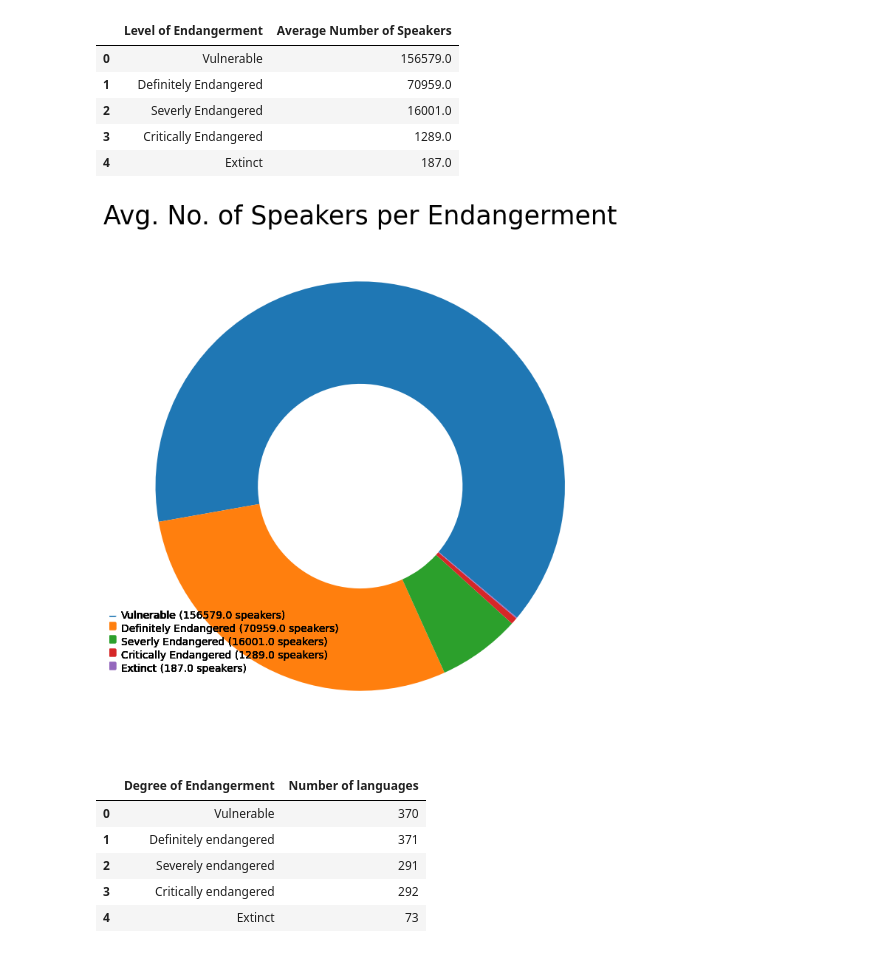
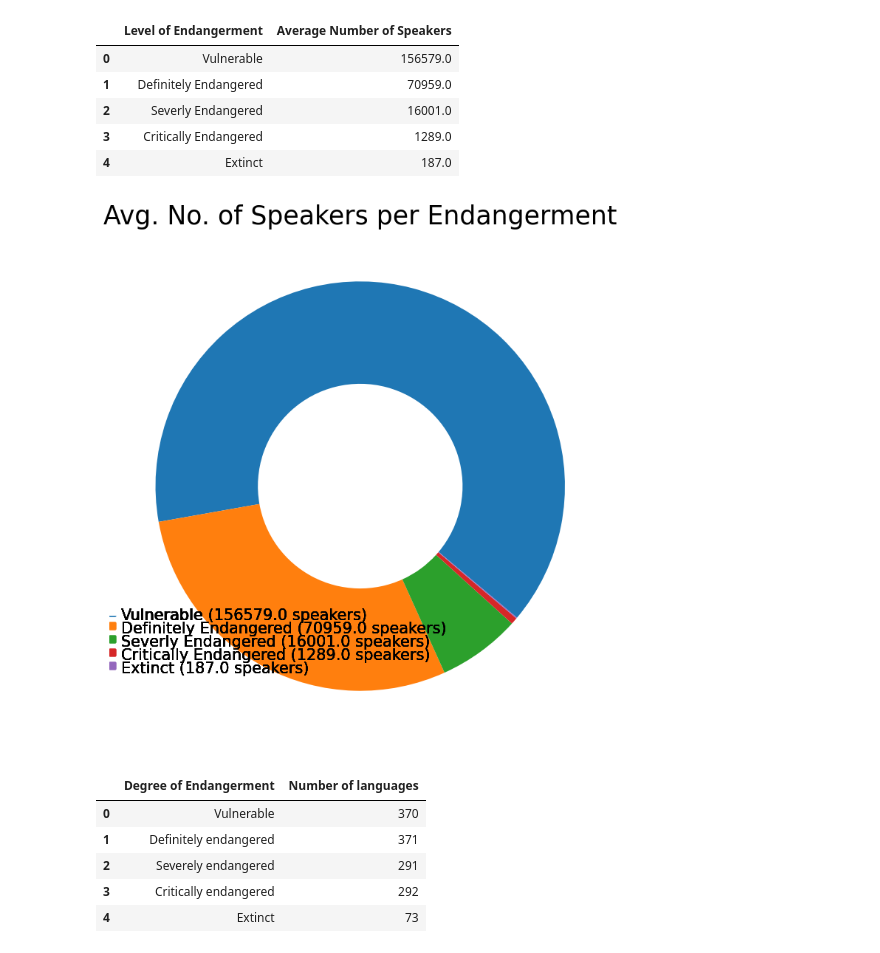
Before and after one commit to JessH09/-Voices-at-Risk-Exploring-the-Crisis-of-Endangered-Languages-, a Jupyter notebook: languages.ipynb, the cells around one changed output. Cells and saved outputs as stored; diff of their text form; code cells hidden in the pictures.

Commit message:
new donut charts

```diff
--- a/languages.ipynb
+++ b/languages.ipynb
@@ -115,37 +115,37 @@ fig, ax = plt.subplots(figsize=(16, 9), subplot_kw=dict(aspect="equal"))
 wedges, texts = ax.pie(avg, wedgeprops=dict(width=0.5), startangle=-40)
 
 # Annotation properties
 bbox_props = dict(boxstyle="square,pad=0.3", fc="w", ec="k", lw=0.72)
 kw = dict(arrowprops=dict(arrowstyle="-"), bbox=bbox_props, zorder=0, va="center")
 
 # Annotate each wedge with speaker data
 for i, p in enumerate(wedges):
     ang = (p.theta2 - p.theta1) / 2.0 + p.theta1
     x = 1.4 * np.cos(np.deg2rad(ang))
     y = 1.4 * np.sin(np.deg2rad(ang))
     horizontalalignment = 'center'
     connectionstyle = f"angle,angleA=0,angleB={ang}"
     kw["arrowprops"].update({"connectionstyle": connectionstyle})
 
 # Create a custom legend
 legend_ax = fig.add_axes([0.3, 0.1, 0.1, 0.2])  # Define the position and size of the legend axes
 legend_ax.axis('off')
 
 # Display labels and colors in the custom legend
 for i, label in enumerate(speaker_df['Level of Endangerment']):
     legend_ax.add_patch(plt.Rectangle((0, 1 - i * 0.1), 0.05, 0.05, color=wedges[i].get_facecolor()))
-    legend_ax.text(0.1, 1 - i * 0.1, label, va='center')
+    legend_ax.text(0.1, 1 - i * 0.1, label, va='center', fontsize = 15)
     for i, label in enumerate(speaker_df['Level of Endangerment']):
         legend_ax.add_patch(plt.Rectangle((0, 1 - i * 0.1), 0.05, 0.05, color=wedges[i].get_facecolor()))
-        legend_ax.text(0.1, 1 - i * 0.1, f"{label} ({avg[i]} speakers)", va='center')
+        legend_ax.text(0.1, 1 - i * 0.1, f"{label} ({avg[i]} speakers)", va='center', fontsize = 15)
 
 # Set the title for the plot
 ax.set_title("Avg. No. of Speakers per Endangerment", fontsize = 25)
-plt.savefig('avg_speakers.png')
+plt.savefig('avg_speakers2.png')
 # Display the donut chart
 plt.show()
 # %% [output]
-[figure, old version]
+[figure, new version]
 # %%
 
 # Initialize a dictionary to store counts for each degree of endangerment
```
Also changed, not shown: 1 other file.
